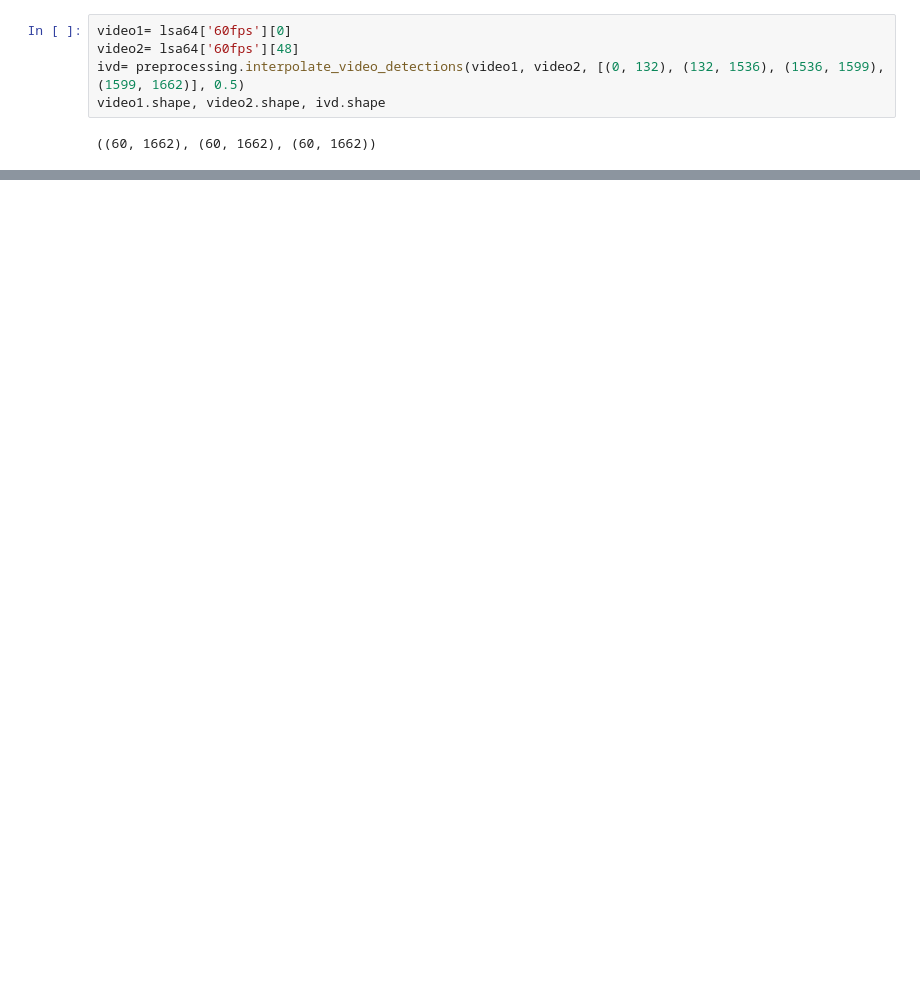
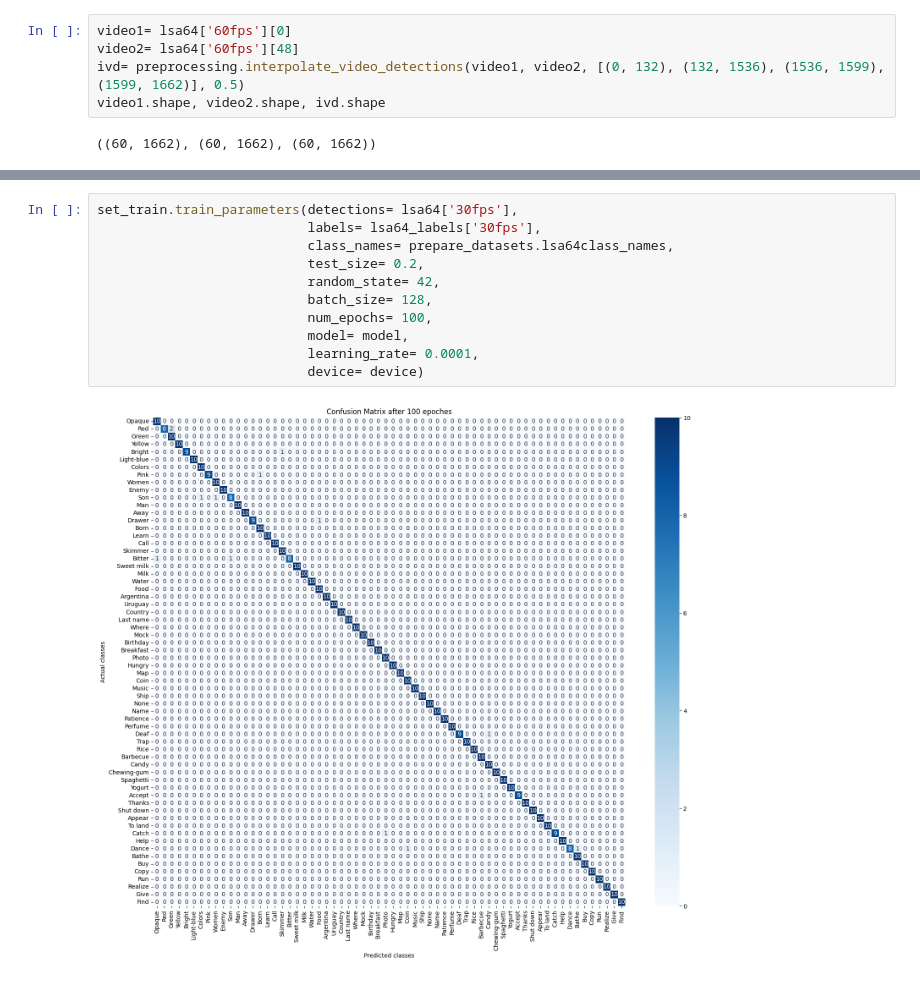
Before and after one commit to SadeghAllahverdi/SignLanguage-project, a Jupyter notebook: SignLanguageProject/notebooks/experiment_lsa64.ipynb, the cells around one changed output, grey strips where cells are left out. Cells and saved outputs as stored; diff of their text form; blank space fills up the shorter version.

```diff
--- a/SignLanguageProject/notebooks/experiment_lsa64.ipynb
+++ b/SignLanguageProject/notebooks/experiment_lsa64.ipynb
@@ -191,0 +234,13 @@ Fold 5
+# %%
+set_train.train_parameters(detections= lsa64['30fps'],
+                           labels= lsa64_labels['30fps'],
+                           class_names= prepare_datasets.lsa64class_names,
+                           test_size= 0.2,
+                           random_state= 42,
+                           batch_size= 128,
+                           num_epochs= 100,
+                           model= model,
+                           learning_rate= 0.0001,
+                           device= device)
+# %% [output]
+[figure, added]
```
Also changed, not shown: parts of 21 cells of this notebook, 1 other file.
